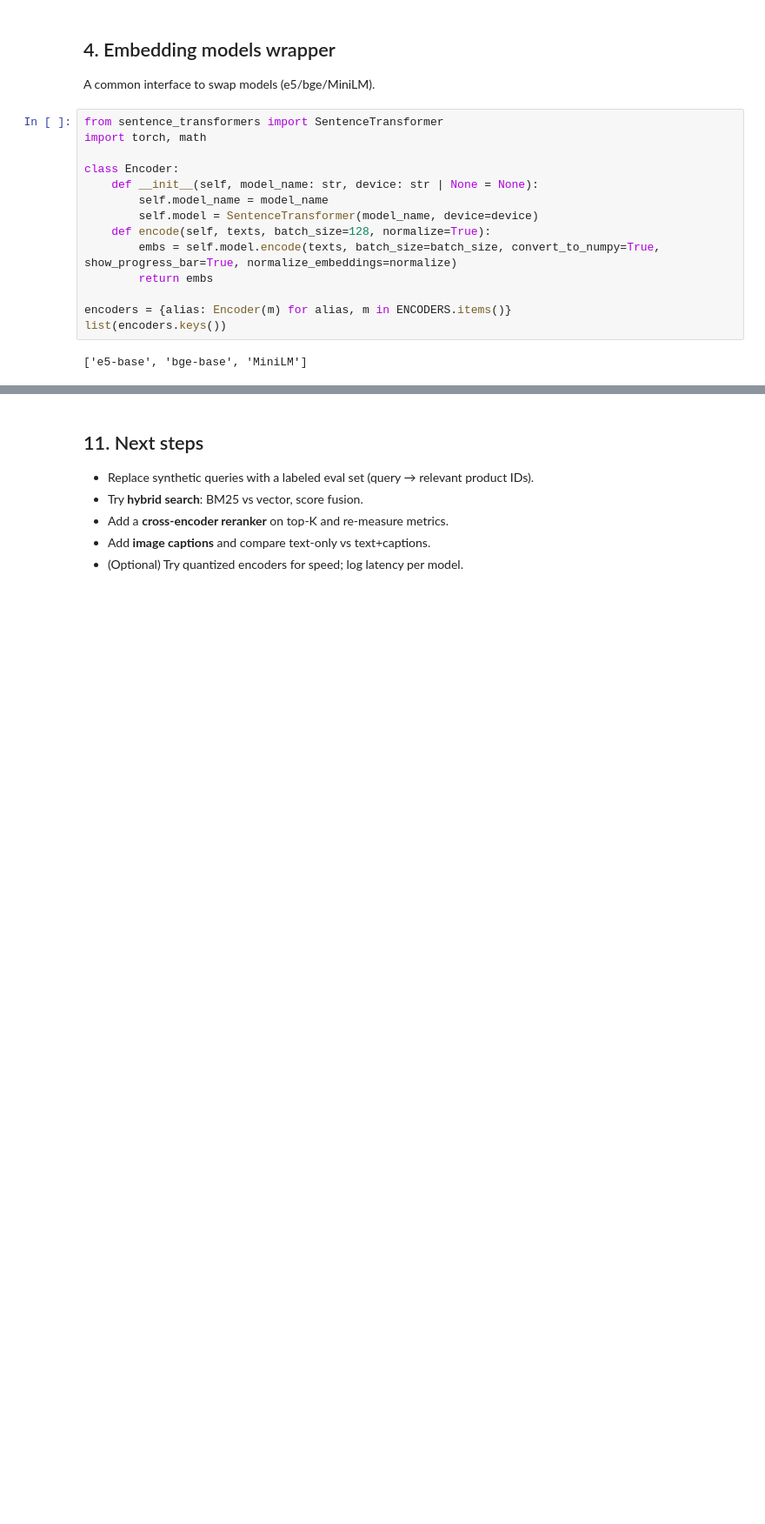
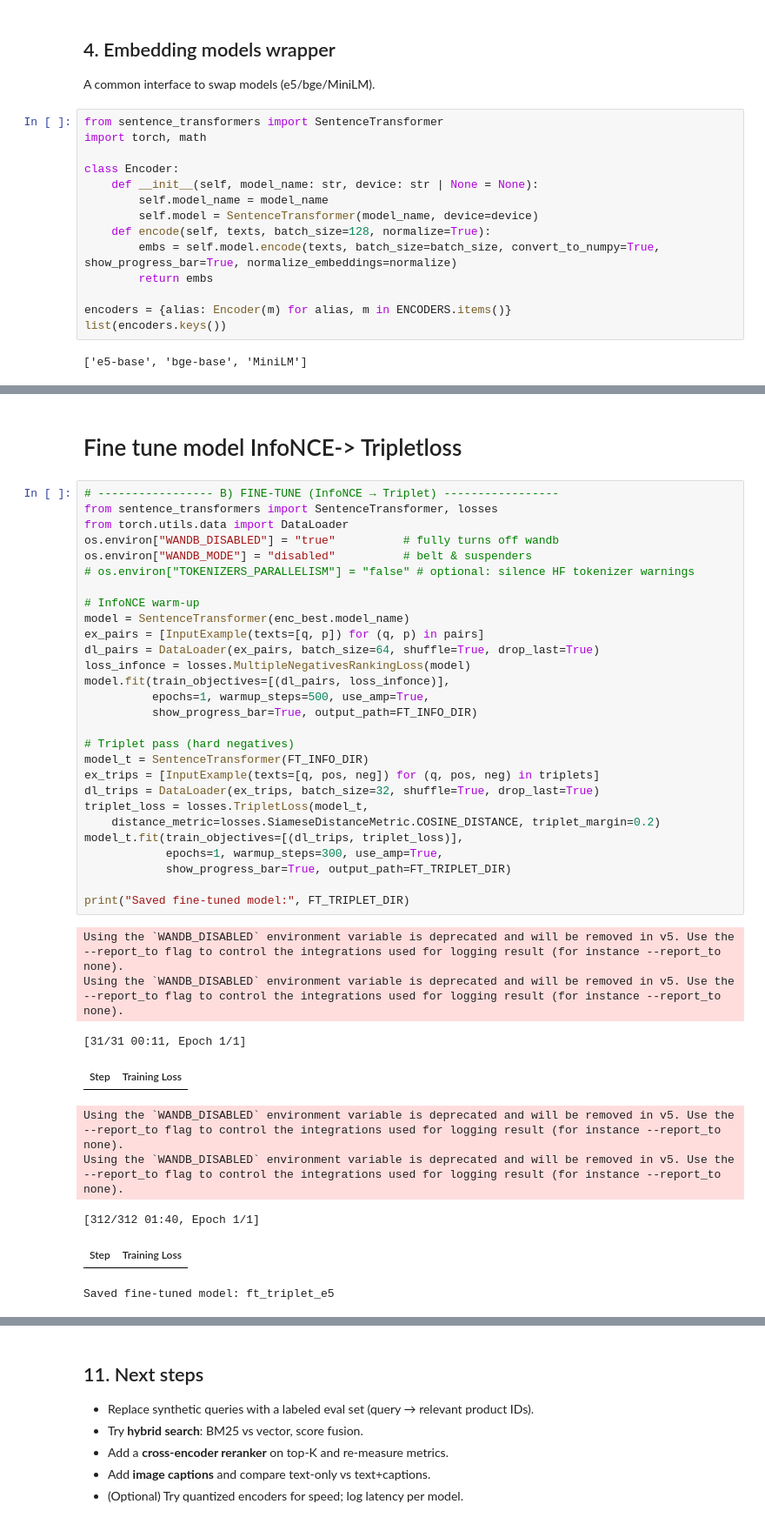
Before and after one commit to mananthakris/shoptalk-search-assistant, a Jupyter notebook: research/eda/ShopTalk_ABO_EDA_Embeddings.ipynb, the cells around one changed output, grey strips where cells are left out. Shown at 87% size. Drawn from its saved outputs; the diff is of its cells as text; blank space fills up the shorter version.

```diff
--- a/research/eda/ShopTalk_ABO_EDA_Embeddings.ipynb
+++ b/research/eda/ShopTalk_ABO_EDA_Embeddings.ipynb
@@ -946,0 +817,40 @@ Moved to Drive: /content/drive/MyDrive/abo_project/products_e5-base.zip
+# %% [markdown]
+# Fine tune model InfoNCE-> Tripletloss
+# %%
+# ----------------- B) FINE-TUNE (InfoNCE → Triplet) -----------------
+from sentence_transformers import SentenceTransformer, losses
+from torch.utils.data import DataLoader
+os.environ["WANDB_DISABLED"] = "true"          # fully turns off wandb
+os.environ["WANDB_MODE"] = "disabled"          # belt & suspenders
+# os.environ["TOKENIZERS_PARALLELISM"] = "false" # optional: silence HF tokenizer warnings
+
+# InfoNCE warm-up
+model = SentenceTransformer(enc_best.model_name)
+ex_pairs = [InputExample(texts=[q, p]) for (q, p) in pairs]
+dl_pairs = DataLoader(ex_pairs, batch_size=64, shuffle=True, drop_last=True)
+loss_infonce = losses.MultipleNegativesRankingLoss(model)
+model.fit(train_objectives=[(dl_pairs, loss_infonce)],
+          epochs=1, warmup_steps=500, use_amp=True,
+          show_progress_bar=True, output_path=FT_INFO_DIR)
+
+# Triplet pass (hard negatives)
+model_t = SentenceTransformer(FT_INFO_DIR)
+ex_trips = [InputExample(texts=[q, pos, neg]) for (q, pos, neg) in triplets]
+dl_trips = DataLoader(ex_trips, batch_size=32, shuffle=True, drop_last=True)
+triplet_loss = losses.TripletLoss(model_t,
+    distance_metric=losses.SiameseDistanceMetric.COSINE_DISTANCE, triplet_margin=0.2)
+model_t.fit(train_objectives=[(dl_trips, triplet_loss)],
+            epochs=1, warmup_steps=300, use_amp=True,
+            show_progress_bar=True, output_path=FT_TRIPLET_DIR)
+
+print("Saved fine-tuned model:", FT_TRIPLET_DIR)
+# %% [output]
+Using the `WANDB_DISABLED` environment variable is deprecated and will be removed in v5. Use the --report_to flag to control the integrations used for logging result (for instance --report_to none).
+Using the `WANDB_DISABLED` environment variable is deprecated and will be removed in v5. Use the --report_to flag to control the integrations used for logging result (for instance --report_to none).
+[31/31 00:11, Epoch 1/1]
+| Step | Training Loss |
+Using the `WANDB_DISABLED` environment variable is deprecated and will be removed in v5. Use the --report_to flag to control the integrations used for logging result (for instance --report_to none).
+Using the `WANDB_DISABLED` environment variable is deprecated and will be removed in v5. Use the --report_to flag to control the integrations used for logging result (for instance --report_to none).
+[312/312 01:40, Epoch 1/1]
+| Step | Training Loss |
+Saved fine-tuned model: ft_triplet_e5
```
Also changed, not shown: parts of 38 cells of this notebook.
